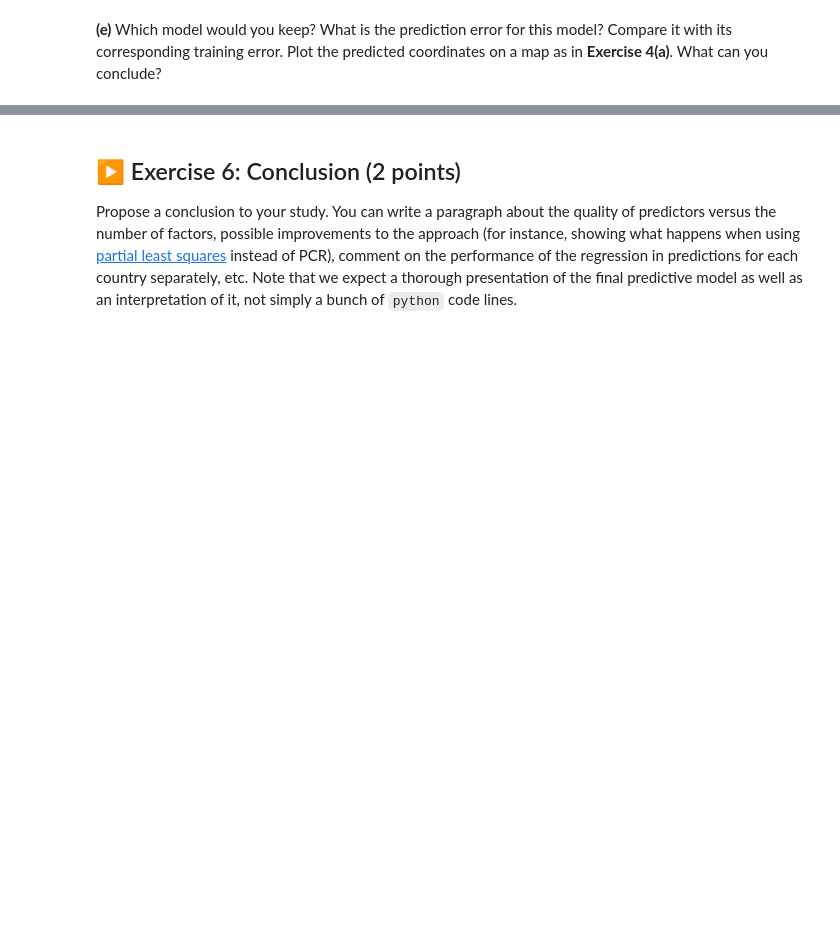
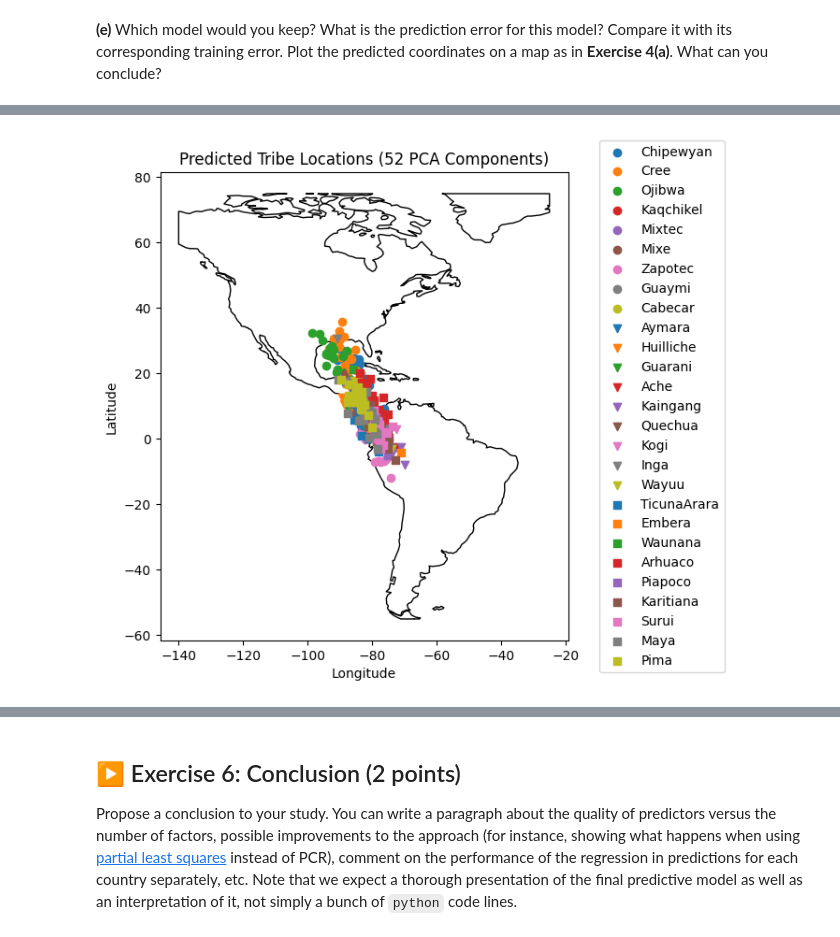
Before and after one commit to Concombrero/TP-Statistical-Learning, a Jupyter notebook: TP2/TP2.ipynb, the cells around one changed output, grey strips where cells are left out. Drawn from its saved outputs; the diff is of its cells as text; code cells hidden in the pictures; blank space fills up the shorter version.

```diff
--- a/TP2/TP2.ipynb
+++ b/TP2/TP2.ipynb
@@ -347,0 +448,36 @@ For this, you will run a linear regression to predict latitudes and longitudes.
+# %%
+#model
+scaler = StandardScaler()
+pca = PCA(n_components=52)
+lr = LinearRegression()
+est=make_pipeline(scaler, pca, lr)
+cv = GroupKFold(n_splits=10)
+predictions=np.zeros_like(y)
+
+
+for train_index, test_index in cv.split(X, y, groups=tribes):
+  X_train, y_train = X[train_index], y.iloc[train_index]
+  X_test, y_test = X[test_index], y.iloc[test_index]
+  est.fit(X_train, y_train)
+  #adding only the data predicted when they are not used to train the model
+  predictions[test_index] = est.predict(X_test)
+
+
+# plotting
+fig, ax = plt.subplots(figsize=(8.0, 6.5))
+world.clip([-140, -55, -25, 75]).plot(ax=ax, color='white', edgecolor='black')
+
+for i, tribe in enumerate(df['Pop'].unique()):
+    mask = df['Pop'] == tribe
+    # predictions[:, 1] is longitude, predictions[:, 0] is latitude
+    ax.scatter(predictions[mask, 1], predictions[mask, 0],
+               marker=marker_list[i//9],
+               color=colors_list[i%9], label=tribe)
+
+ax.legend(loc='center right', bbox_to_anchor=(1.4, 0.5))
+ax.set_title('Predicted Tribe Locations (52 PCA Components)')
+ax.set_xlabel('Longitude')
+ax.set_ylabel('Latitude')
+plt.show()
+# %% [output]
+[figure, added]
```
Also changed, not shown: parts of 12 cells of this notebook.
